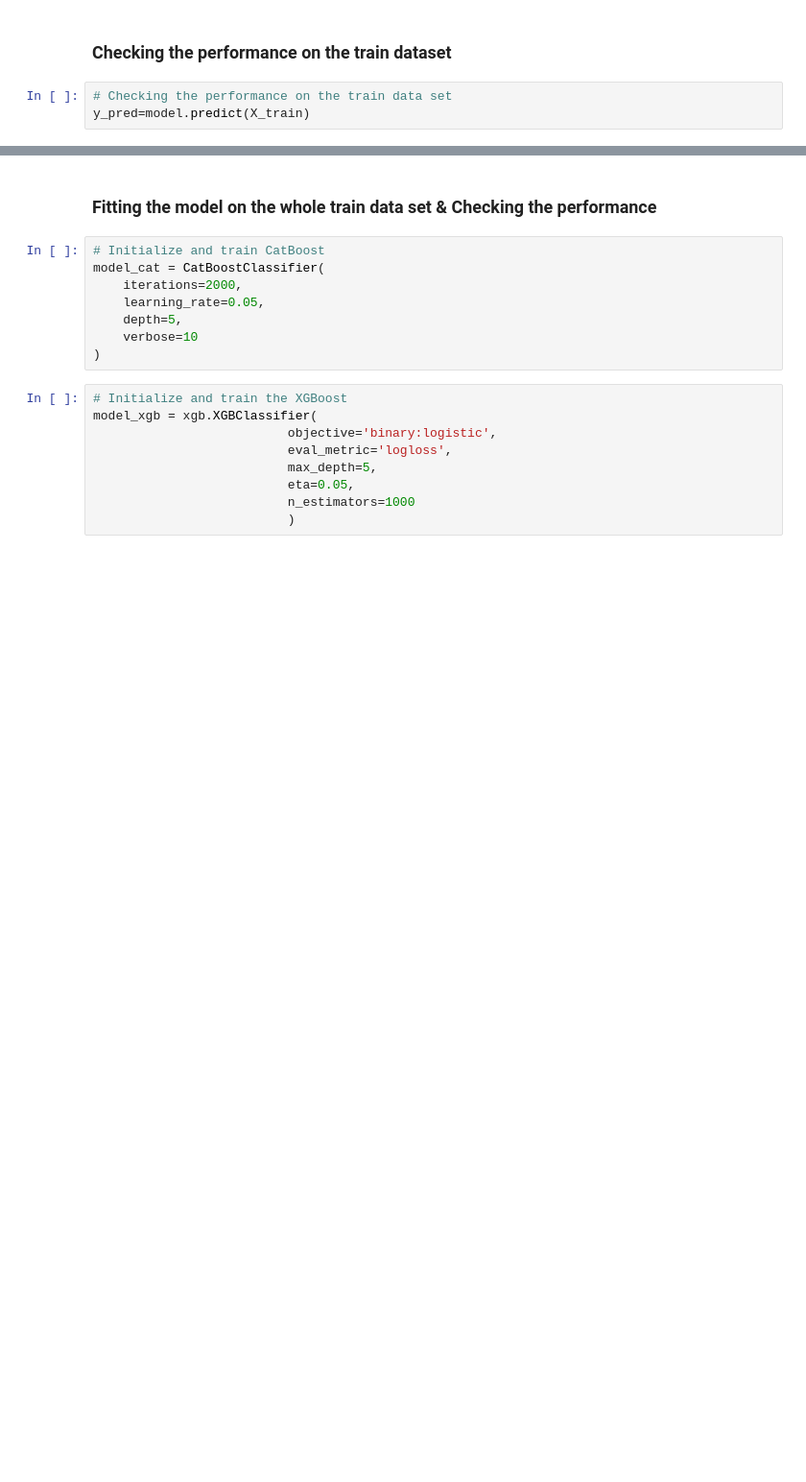
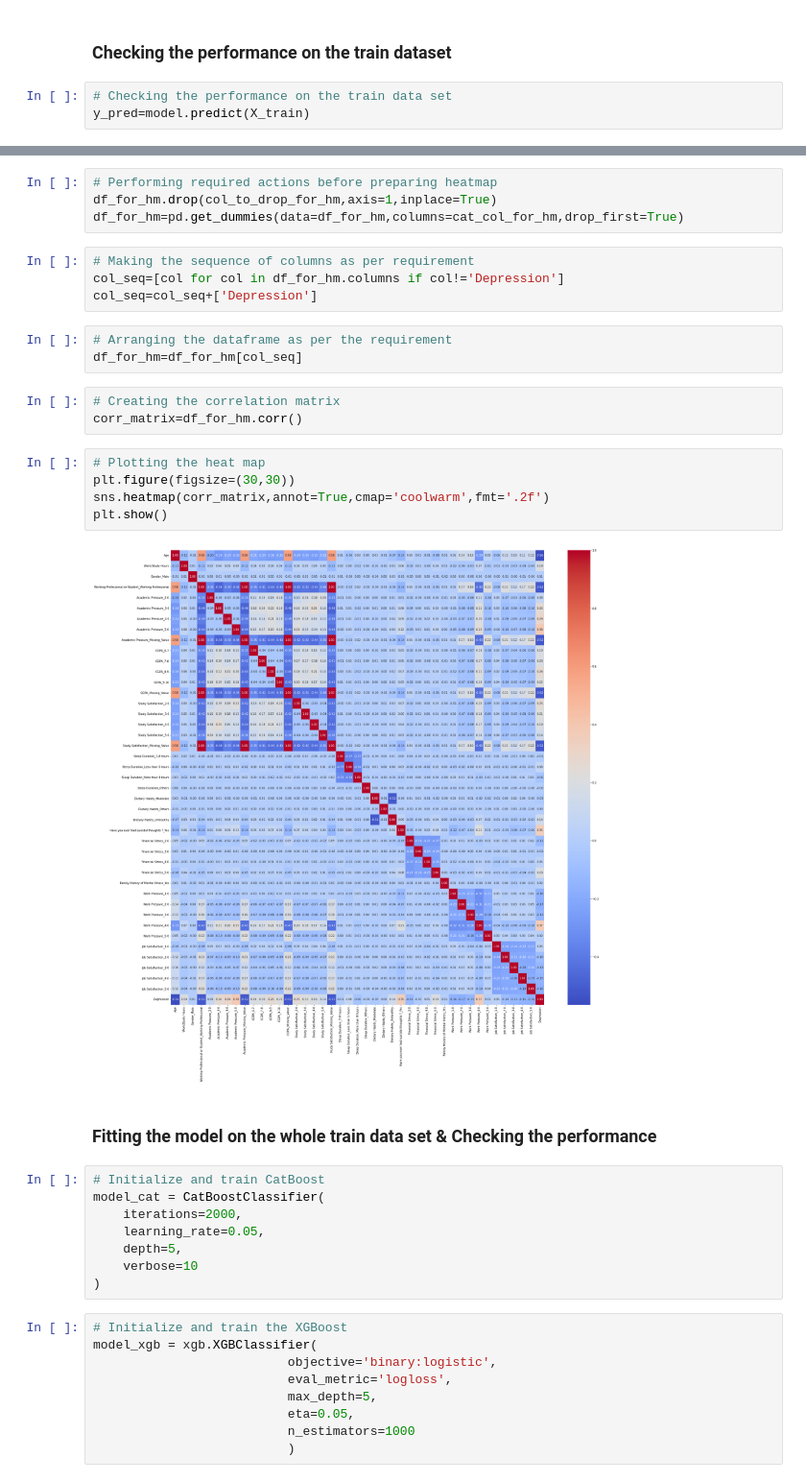
Before and after one commit to 1Anand1/Kaggle_Playground_Series_Season_4_Episode_11_Exploring_Mental_Health_Data, a Jupyter notebook: exploring_mental_health_data.ipynb, the cells around one changed output, grey strips where cells are left out. Shown at 96% size. Drawn from its saved outputs; the diff is of its cells as text; blank space fills up the shorter version.

Commit message:
Added heatmap in EDA

```diff
--- a/exploring_mental_health_data.ipynb
+++ b/exploring_mental_health_data.ipynb
@@ -797,3 +816,24 @@ accuracy_score(y_train,y_pred)
+# %%
+# Performing required actions before preparing heatmap
+df_for_hm.drop(col_to_drop_for_hm,axis=1,inplace=True)
+df_for_hm=pd.get_dummies(data=df_for_hm,columns=cat_col_for_hm,drop_first=True)
+# %%
+# Making the sequence of columns as per requirement
+col_seq=[col for col in df_for_hm.columns if col!='Depression']
+col_seq=col_seq+['Depression']
+# %%
+# Arranging the dataframe as per the requirement
+df_for_hm=df_for_hm[col_seq]
+# %%
+# Creating the correlation matrix
+corr_matrix=df_for_hm.corr()
+# %%
+# Plotting the heat map
+plt.figure(figsize=(30,30))
+sns.heatmap(corr_matrix,annot=True,cmap='coolwarm',fmt='.2f')
+plt.show()
+# %% [output]
+[figure, added]
 # %% [markdown]
 ### Fitting the model on the whole train data set & Checking the performance
 # %%
```
Also changed, not shown: parts of 23 cells of this notebook.
